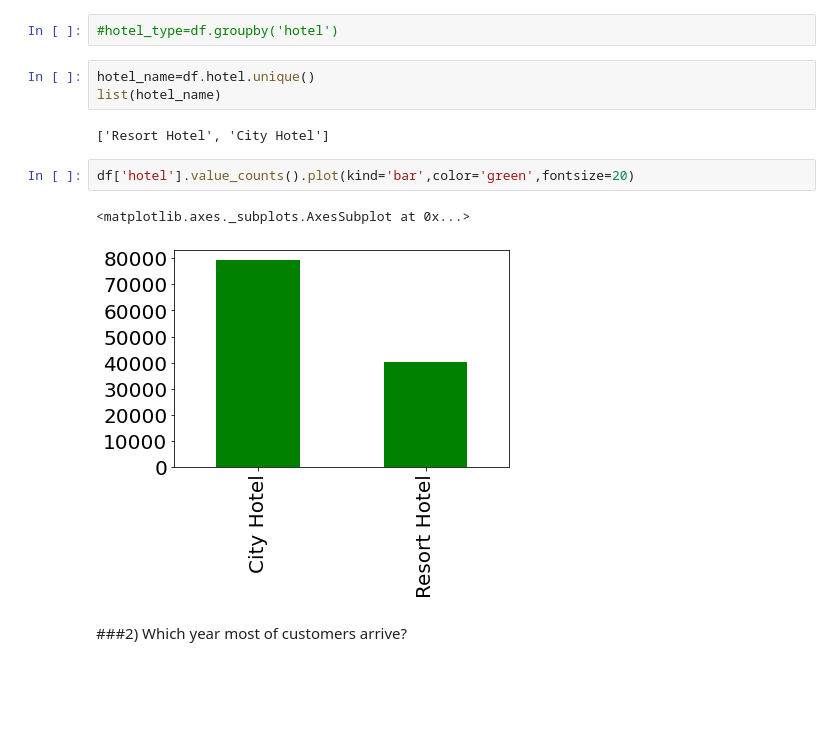
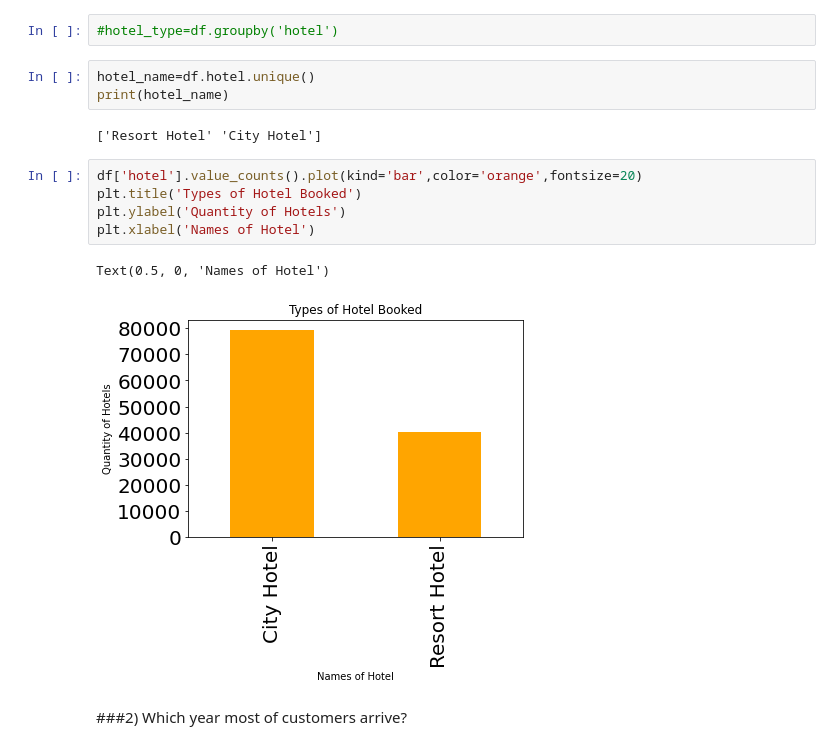
Before and after one commit to shubhankar77/EDA, a Jupyter notebook: hotal_booking.ipynb, the cells around one changed output. Saved outputs shown, nothing was run; the diff lists cells and outputs as text; blank space fills up the shorter version.

```diff
--- a/hotal_booking.ipynb
+++ b/hotal_booking.ipynb
@@ -85,14 +85,17 @@ Name: hotel, dtype: int64
 #hotel_type=df.groupby('hotel')
 # %%
 hotel_name=df.hotel.unique()
-list(hotel_name)
+print(hotel_name)
 # %% [output]
-['Resort Hotel', 'City Hotel']
+['Resort Hotel' 'City Hotel']
 # %%
-df['hotel'].value_counts().plot(kind='bar',color='green',fontsize=20)
+df['hotel'].value_counts().plot(kind='bar',color='orange',fontsize=20)
+plt.title('Types of Hotel Booked')
+plt.ylabel('Quantity of Hotels')
+plt.xlabel('Names of Hotel')
 # %% [output]
-<matplotlib.axes._subplots.AxesSubplot at 0x...>
+Text(0.5, 0, 'Names of Hotel')
-[figure, old version]
+[figure, new version]
 # %% [markdown]
 ###2) Which year most of customers arrive?
 # %%
```
Also changed, not shown: parts of 21 cells of this notebook.
